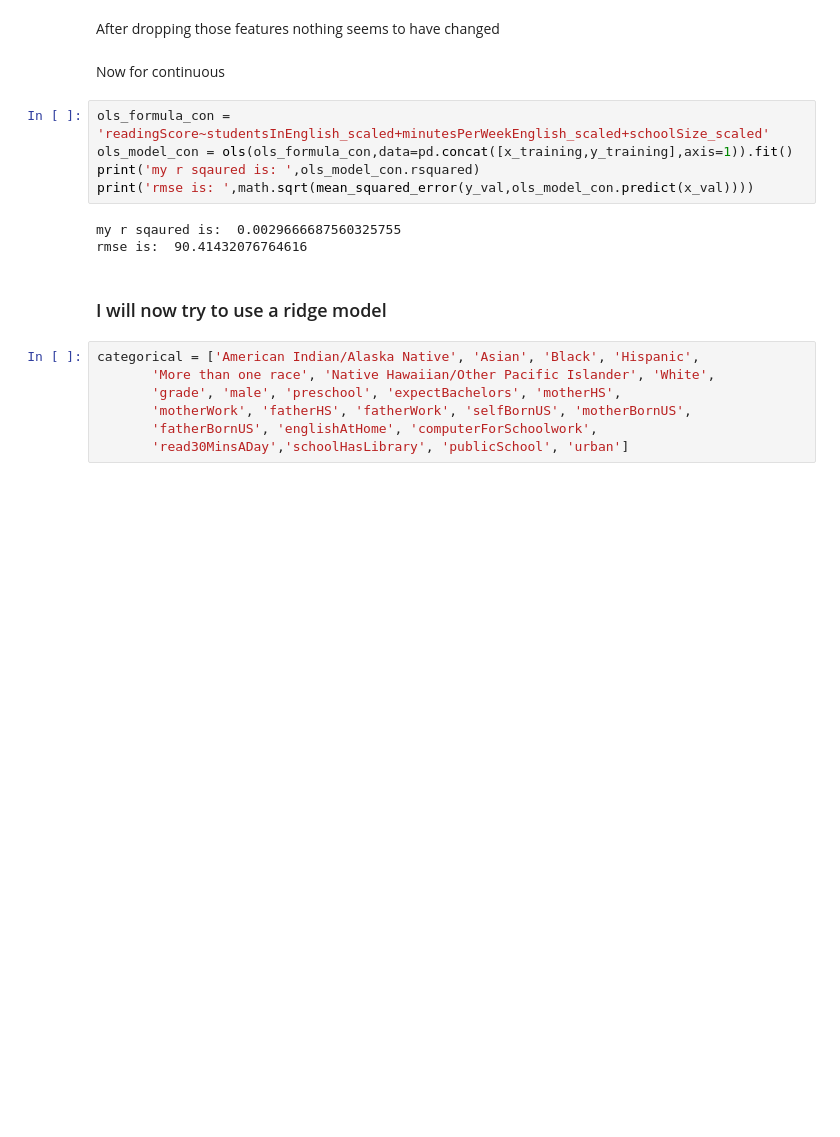
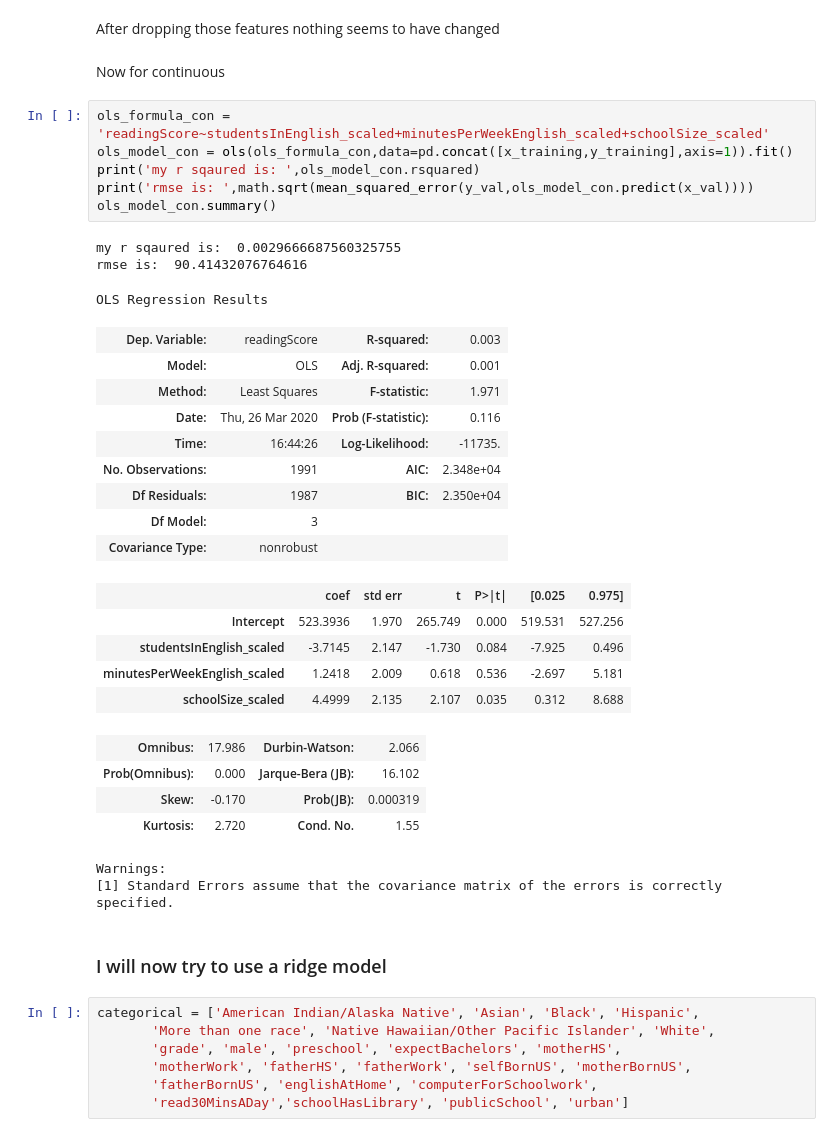
Before and after one commit to gabbyflabby/Test_Scores, a Jupyter notebook: Regression Model.ipynb, the cells around one changed output. Drawn from its saved outputs; the diff is of its cells as text; blank space fills up the shorter version.

```diff
--- a/Regression Model.ipynb
+++ b/Regression Model.ipynb
@@ -241,11 +241,33 @@ Now for continuous
 # %%
 ols_formula_con = 'readingScore~studentsInEnglish_scaled+minutesPerWeekEnglish_scaled+schoolSize_scaled'
 ols_model_con = ols(ols_formula_con,data=pd.concat([x_training,y_training],axis=1)).fit()
 print('my r sqaured is: ',ols_model_con.rsquared)
 print('rmse is: ',math.sqrt(mean_squared_error(y_val,ols_model_con.predict(x_val))))
+ols_model_con.summary()
 # %% [output]
 my r sqaured is:  0.0029666687560325755
 rmse is:  90.41432076764616
+OLS Regression Results
+| Dep. Variable: | readingScore | R-squared: | 0.003 |
+| Model: | OLS | Adj. R-squared: | 0.001 |
+| Method: | Least Squares | F-statistic: | 1.971 |
+| Date: | Thu, 26 Mar 2020 | Prob (F-statistic): | 0.116 |
+| Time: | 16:44:26 | Log-Likelihood: | -11735. |
+| No. Observations: | 1991 | AIC: | 2.348e+04 |
+| Df Residuals: | 1987 | BIC: | 2.350e+04 |
+| Df Model: | 3 |  |  |
+| Covariance Type: | nonrobust |  |  |
+|  | coef | std err | t | P>|t| | [0.025 | 0.975] |
+| Intercept | 523.3936 | 1.970 | 265.749 | 0.000 | 519.531 | 527.256 |
+| studentsInEnglish_scaled | -3.7145 | 2.147 | -1.730 | 0.084 | -7.925 | 0.496 |
+| minutesPerWeekEnglish_scaled | 1.2418 | 2.009 | 0.618 | 0.536 | -2.697 | 5.181 |
+| schoolSize_scaled | 4.4999 | 2.135 | 2.107 | 0.035 | 0.312 | 8.688 |
+| Omnibus: | 17.986 | Durbin-Watson: | 2.066 |
+| Prob(Omnibus): | 0.000 | Jarque-Bera (JB): | 16.102 |
+| Skew: | -0.170 | Prob(JB): | 0.000319 |
+| Kurtosis: | 2.720 | Cond. No. | 1.55 |
+Warnings:
+[1] Standard Errors assume that the covariance matrix of the errors is correctly specified.
 # %% [markdown]
 ### I will now try to use a ridge model
 # %%
```
Also changed, not shown: parts of 7 cells of this notebook.
